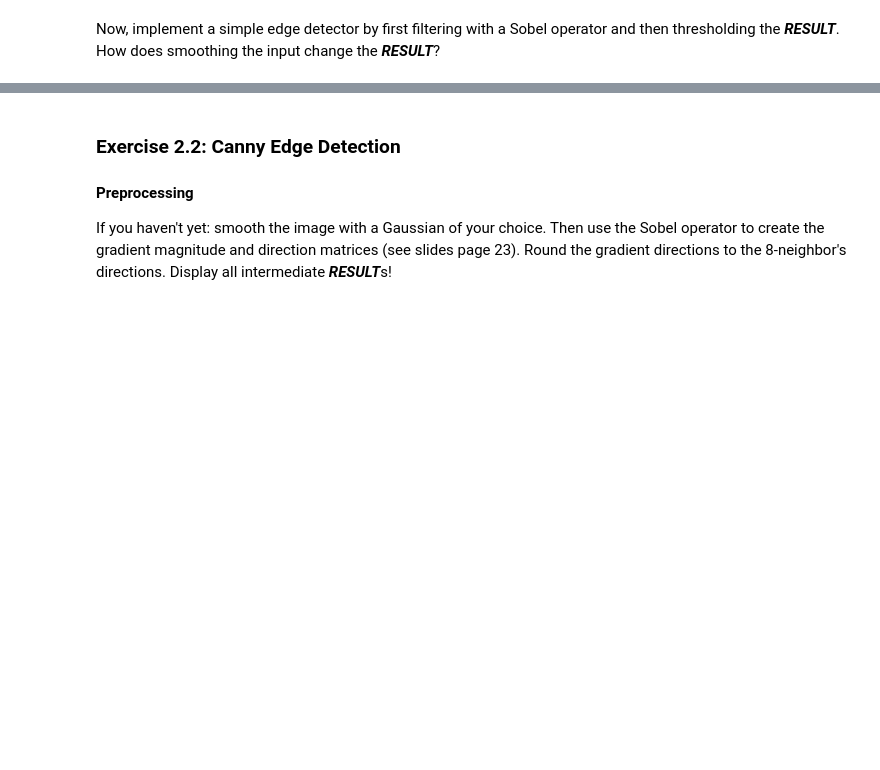
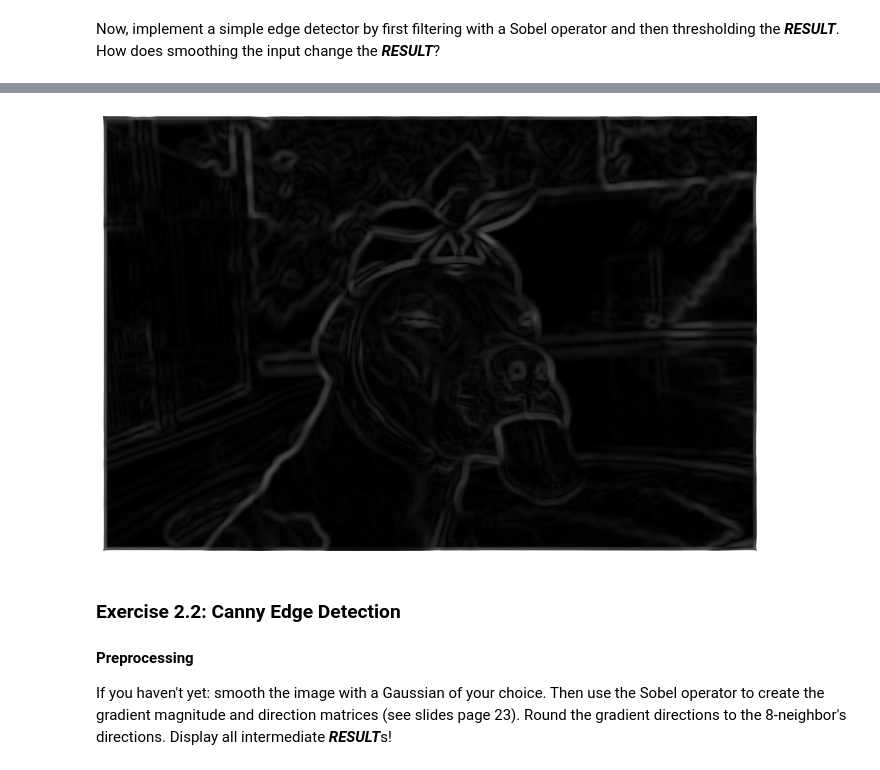
Before and after one commit to RaimiSol/cv2122_assignments, a Jupyter notebook: solutions/raimi_solves_assignment01.ipynb, the cells around one changed output, grey strips where cells are left out. Saved outputs shown, nothing was run; the diff lists cells and outputs as text; code cells hidden in the pictures; blank space fills up the shorter version.

```diff
--- a/solutions/raimi_solves_assignment01.ipynb
+++ b/solutions/raimi_solves_assignment01.ipynb
@@ -419,3 +460,15 @@ Now, implement a simple edge detector by first filtering with a Sobel operator a
+# %%
+# with smoothing
+image_smoothed = conv2d(image,gaussian_kernel(8,10))
+image_smoothed_sobel,_ = apply_sobel(image_smoothed)
+# thresholding
+image_smoothed_sobel[image_smoothed_sobel<0.1]=0
+plt.figure(figsize=(12,8))
+plt.imshow(image_smoothed_sobel, cmap=plt.cm.gray)
+plt.axis("off")
+plt.show()
+# %% [output]
+[figure, added]
 # %% [markdown]
 ### Exercise 2.2: Canny Edge Detection
 
```
Also changed, not shown: parts of 10 cells of this notebook, 2 other files.
